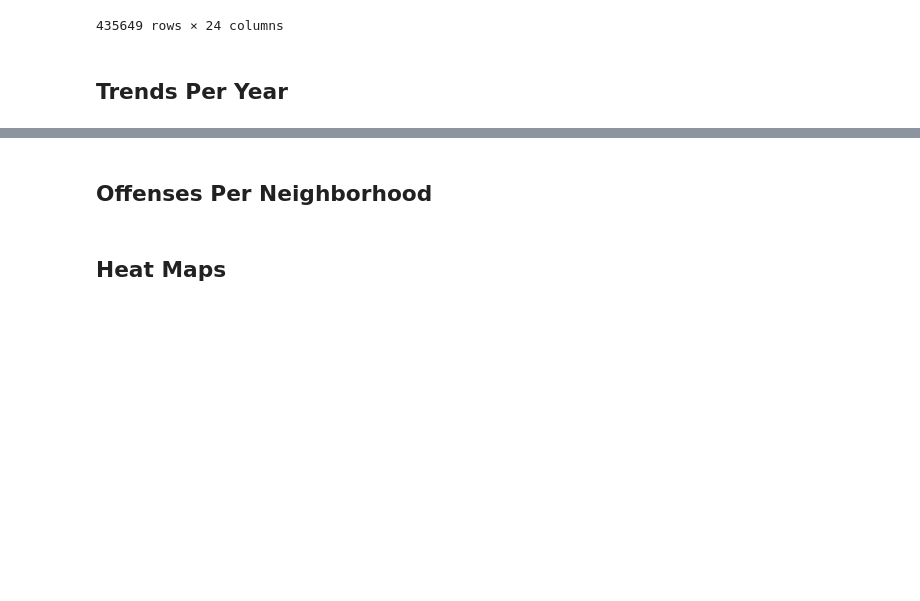
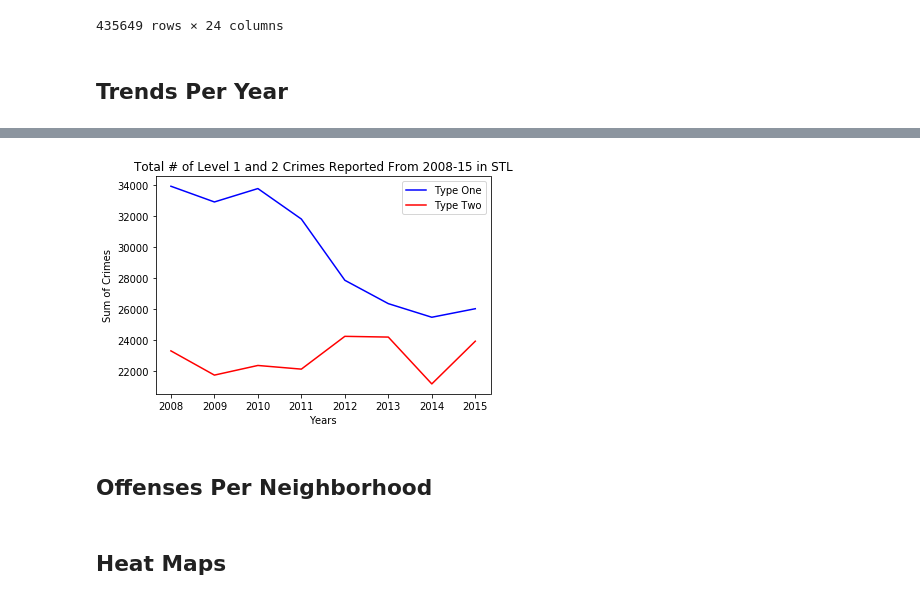
Before and after one commit to colepierie/Crime_Analysis, a Jupyter notebook: CrimeAnalysis.ipynb, the cells around one changed output, grey strips where cells are left out. Saved outputs shown, nothing was run; the diff lists cells and outputs as text; code cells hidden in the pictures; blank space fills up the shorter version.

```diff
--- a/CrimeAnalysis.ipynb
+++ b/CrimeAnalysis.ipynb
@@ -137,3 +159,28 @@ crime_df
+# %%
+years = crime_df[["Count", "Year", 'UCRType']]
+
+lev_two = years.loc[years["UCRType"] >= 2]
+lev_two = lev_two.drop(columns=['UCRType'])
+lev_two_group = lev_two.groupby(['Year']).sum()
+
+lev_one = years.loc[years["UCRType"] <= 1]
+lev_one = lev_one.drop(columns=['UCRType'])
+lev_one_group = lev_one.groupby(['Year']).sum()
+# %%
+# Plot the Level One Crimes as a line chart
+level_one_crimes = plt.plot(lev_one_group, color="blue", label='Type One')
+
+# Plot the Level Two Crimes as a line chart
+level_two_crimes = plt.plot(lev_two_group, color="red", label='Type Two')
+
+# Create a legend for our chart along with labels
+plt.legend()
+plt.title("Total # of Level 1 and 2 Crimes Reported From 2008-15 in STL")
+plt.xlabel("Years")
+plt.ylabel("Sum of Crimes")
+plt.show()
+# %% [output]
+[figure, added]
 # %% [markdown]
 ## Offenses Per Neighborhood
 # %% [markdown]
```
Also changed, not shown: parts of 13 cells of this notebook.
